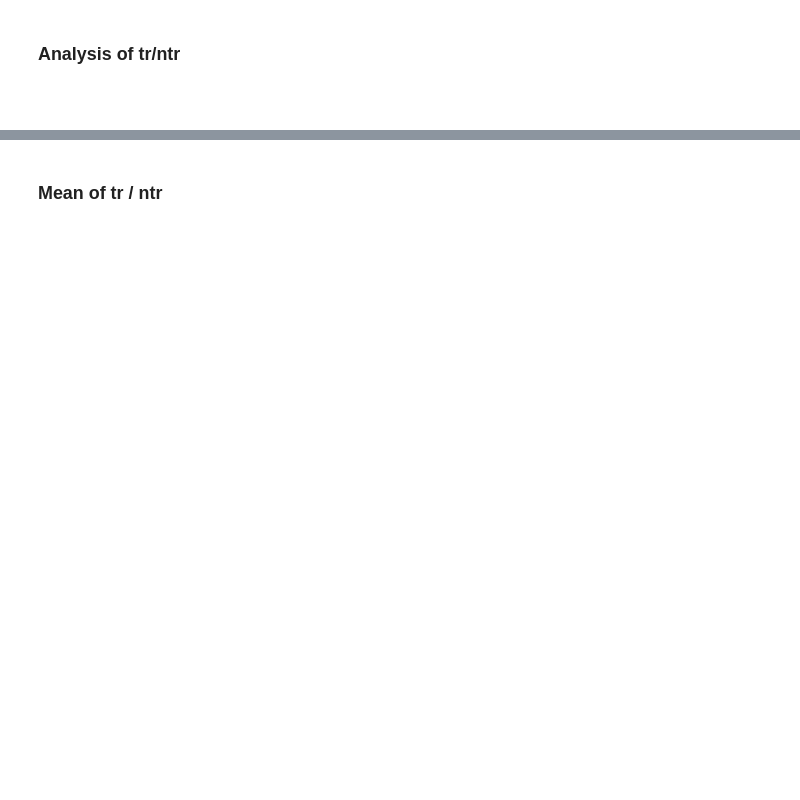
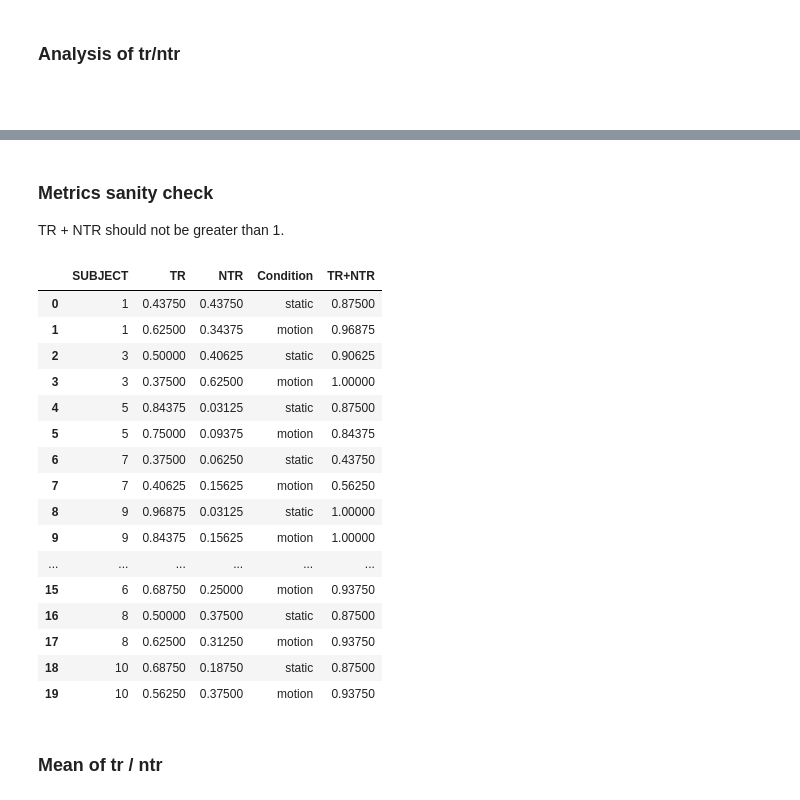
Before and after one commit to cleresk/sub-team-cat, a Jupyter notebook: scripts/analysis-global.ipynb, the cells around one changed output, grey strips where cells are left out. Saved outputs shown, nothing was run; the diff lists cells and outputs as text; code cells hidden in the pictures; blank space fills up the shorter version.

```diff
--- a/scripts/analysis-global.ipynb
+++ b/scripts/analysis-global.ipynb
@@ -392,3 +412,29 @@ metrics
+# %% [markdown]
+### Metrics sanity check
+
+TR + NTR should not be greater than 1.
+# %%
+metrics_check = metrics.copy()
+metrics_check["TR+NTR"] = metrics_check["TR"] + metrics_check["NTR"]
+metrics_check
+# %% [output]
+|  | SUBJECT | TR | NTR | Condition | TR+NTR |
+| 0 | 1 | 0.43750 | 0.43750 | static | 0.87500 |
+| 1 | 1 | 0.62500 | 0.34375 | motion | 0.96875 |
+| 2 | 3 | 0.50000 | 0.40625 | static | 0.90625 |
+| 3 | 3 | 0.37500 | 0.62500 | motion | 1.00000 |
+| 4 | 5 | 0.84375 | 0.03125 | static | 0.87500 |
+| 5 | 5 | 0.75000 | 0.09375 | motion | 0.84375 |
+| 6 | 7 | 0.37500 | 0.06250 | static | 0.43750 |
+| 7 | 7 | 0.40625 | 0.15625 | motion | 0.56250 |
+| 8 | 9 | 0.96875 | 0.03125 | static | 1.00000 |
+| 9 | 9 | 0.84375 | 0.15625 | motion | 1.00000 |
+| ... | ... | ... | ... | ... | ... |
+| 15 | 6 | 0.68750 | 0.25000 | motion | 0.93750 |
+| 16 | 8 | 0.50000 | 0.37500 | static | 0.87500 |
+| 17 | 8 | 0.62500 | 0.31250 | motion | 0.93750 |
+| 18 | 10 | 0.68750 | 0.18750 | static | 0.87500 |
+| 19 | 10 | 0.56250 | 0.37500 | motion | 0.93750 |
 # %% [markdown]
 ### Mean of tr / ntr
 # %%
```
Also changed, not shown: parts of 13 cells of this notebook, 2 other files.
